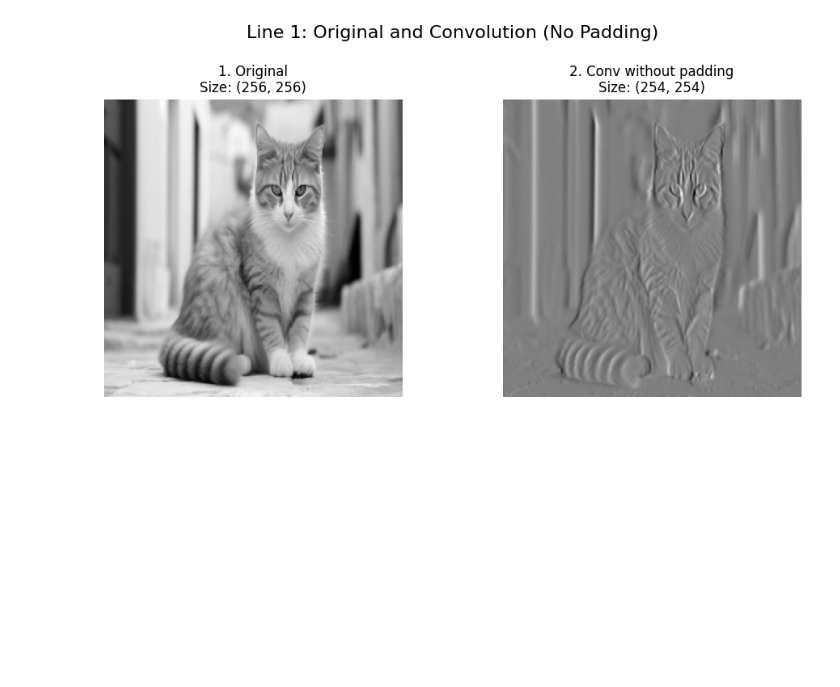
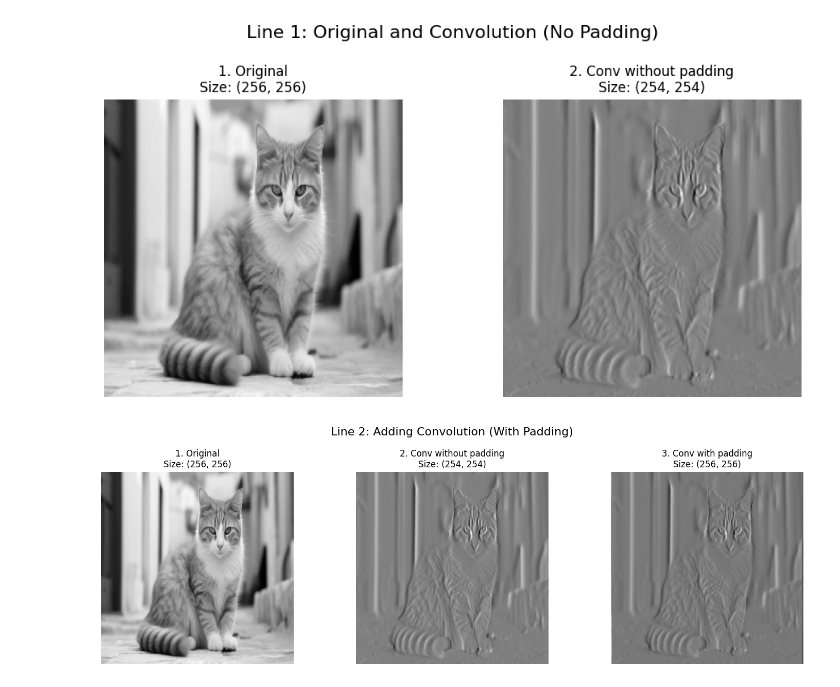
Before and after one commit to Samyak2605/MLDLAI, a Jupyter notebook: CNN/Convolutional Neural Networks.ipynb, the cells around one changed output. Cells and saved outputs as stored; diff of their text form; code cells hidden in the pictures; blank space fills up the shorter version.

Commit message:
Added Convolutional (Without Padding)

```diff
--- a/CNN/Convolutional Neural Networks.ipynb
+++ b/CNN/Convolutional Neural Networks.ipynb
@@ -88,3 +88,26 @@ plt.tight_layout(rect=[0, 0.03, 1, 0.95])
 plt.show()
 # %% [output]
 [figure]
+# %%
+plt.figure(figsize=(15, 5))
+plt.suptitle("Line 2: Adding Convolution (With Padding)", fontsize=16)
+
+plt.subplot(1, 3, 1)
+plt.title(f"1. Original\nSize: {gray.shape}")
+plt.imshow(gray, cmap='gray')
+plt.axis("off")
+
+plt.subplot(1, 3, 2)
+plt.title(f"2. Conv without padding\nSize: {feature_map_valid.shape}")
+plt.imshow(feature_map_valid, cmap='gray')
+plt.axis("off")
+
+plt.subplot(1, 3, 3)
+plt.title(f"3. Conv with padding\nSize: {feature_map_same.shape}")
+plt.imshow(feature_map_same, cmap='gray')
+plt.axis("off")
+
+plt.tight_layout(rect=[0, 0.03, 1, 0.95])
+plt.show()
+# %% [output]
+[figure, added]
```
Also changed, not shown: parts of 1 cell of this notebook.
